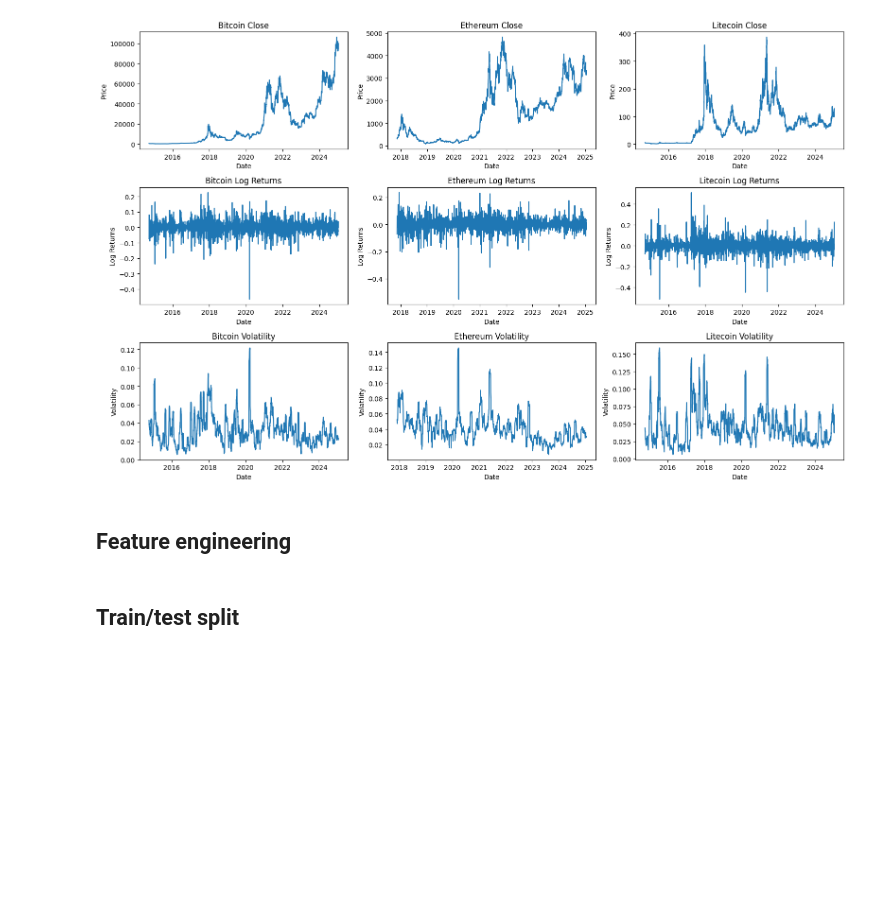
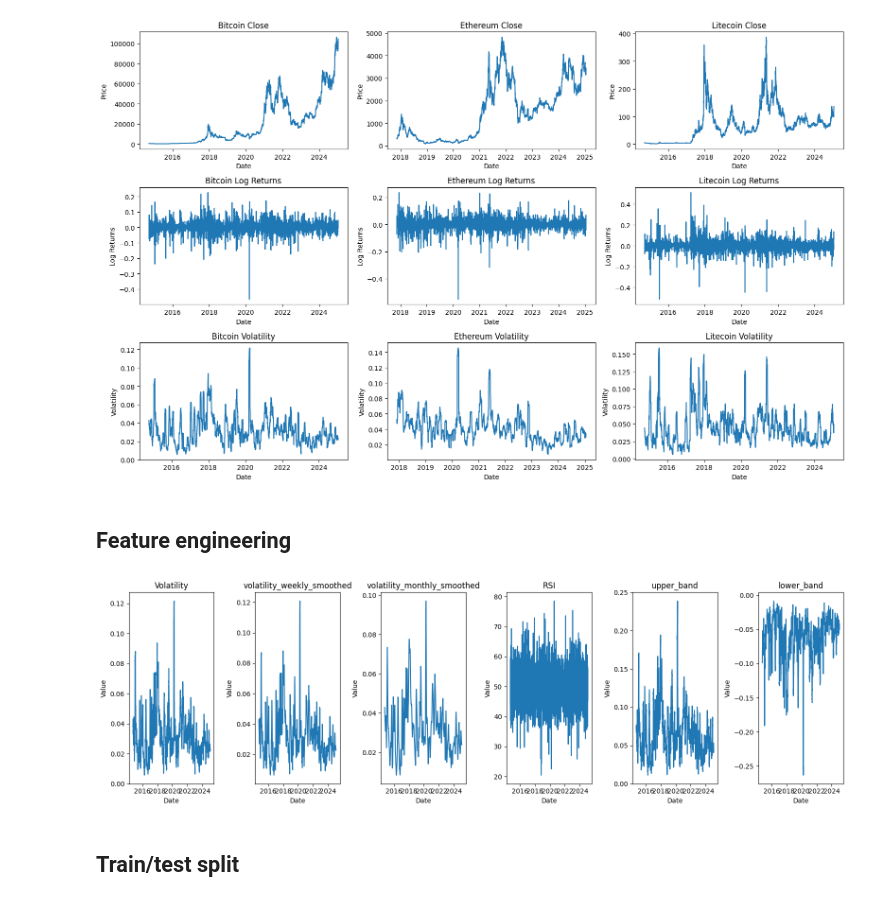
Before and after one commit to emmaebrl/crypto-volatility-lab, a Jupyter notebook: sandbox/all_currencies.ipynb, the cells around one changed output. Cells and saved outputs as stored; diff of their text form; code cells hidden in the pictures; blank space fills up the shorter version.

```diff
--- a/sandbox/all_currencies.ipynb
+++ b/sandbox/all_currencies.ipynb
@@ -60,3 +74,17 @@ plt.show()
+# %%
+# plot features
+fig, ax = plt.subplots(1, len(features), figsize=(16, 5))
+
+for i, feature in enumerate(features):
+    ax[i].plot(bitcoin_data["Date"], bitcoin_data[feature])
+    ax[i].set_title(feature)
+    ax[i].set_xlabel("Date")
+    ax[i].set_ylabel("Value")
+
+plt.tight_layout()
+plt.show()
+# %% [output]
+[figure, added]
 # %% [markdown]
 ## Train/test split
 # %%
```
Also changed, not shown: parts of 15 cells of this notebook, 10 other files.
